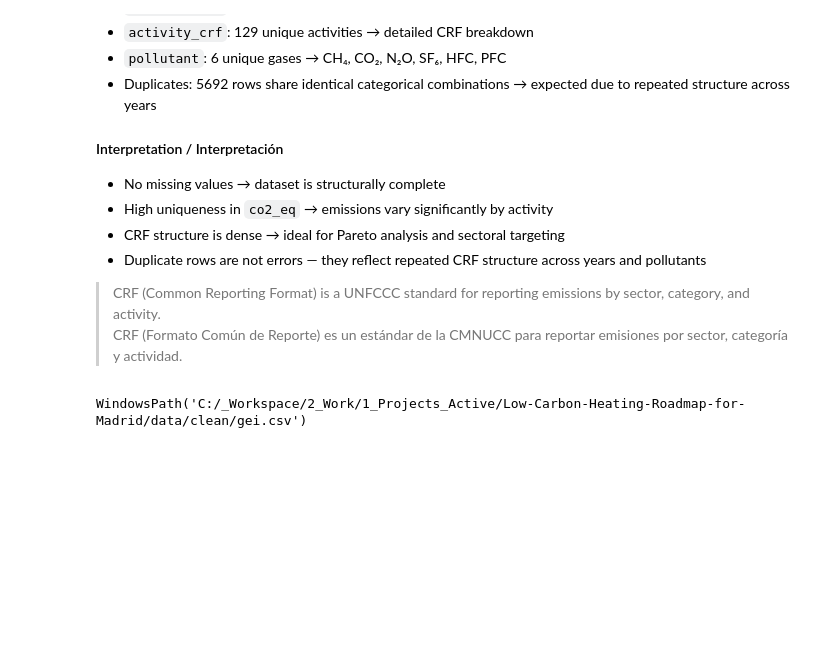
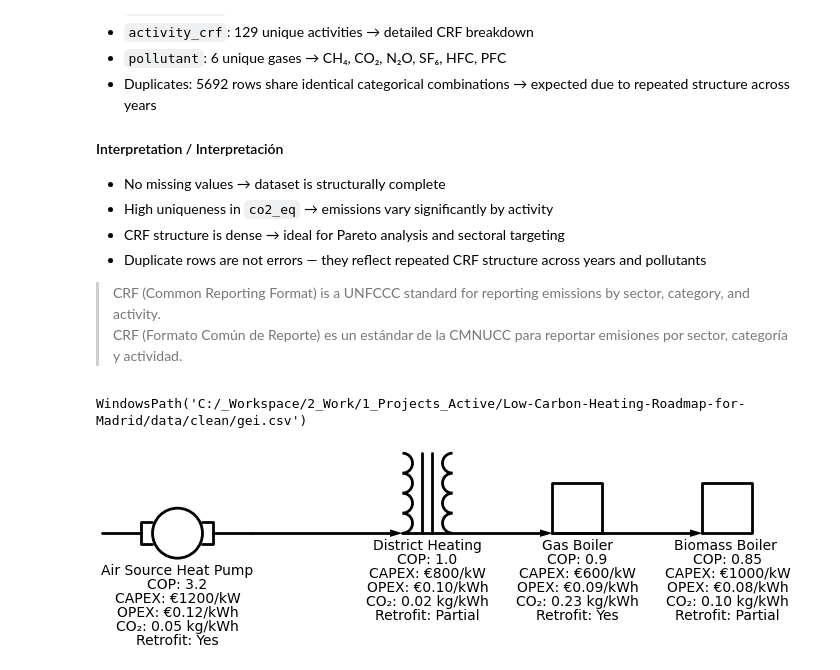
Before and after one commit to MBengochea/Low-Carbon-Heating-Roadmap-for-Madrid, a Jupyter notebook: notebooks/00_data_cleaning.ipynb, the cells around one changed output. Drawn from its saved outputs; the diff is of its cells as text; code cells hidden in the pictures; blank space fills up the shorter version.

Commit message:
Add dataset tech specs to notebook/00_data_cleaning and figure.png with library schemdraw

```diff
--- a/notebooks/00_data_cleaning.ipynb
+++ b/notebooks/00_data_cleaning.ipynb
@@ -112,3 +112,29 @@ from load_data import save_clean
 save_clean(df_gei, "gei.csv")
 # %% [output]
 WindowsPath('C:/_Workspace/2_Work/1_Projects_Active/Low-Carbon-Heating-Roadmap-for-Madrid/data/clean/gei.csv')
+# %%
+# 10.) tech specs for equipments / especificaciones para equipos.
+import schemdraw
+import schemdraw.elements as elm
+
+with schemdraw.Drawing() as d:
+    d.config(fontsize=10)
+
+    # Air Source Heat Pump / Bomba de calor
+    d += elm.Motor().label('Air Source Heat Pump\nCOP: 3.2\nCAPEX: €1200/kW\nOPEX: €0.12/kWh\nCO₂: 0.05 kg/kWh\nRetrofit: Yes', loc='bottom')
+    d += elm.Arrow().right()
+
+    # District Heating /
+    d += elm.Transformer().label('District Heating\nCOP: 1.0\nCAPEX: €800/kW\nOPEX: €0.10/kWh\nCO₂: 0.02 kg/kWh\nRetrofit: Partial', loc='bottom')
+    d += elm.Arrow().right()
+
+    # Gas Boiler /
+    d += elm.Rect().label('Gas Boiler\nCOP: 0.9\nCAPEX: €600/kW\nOPEX: €0.09/kWh\nCO₂: 0.23 kg/kWh\nRetrofit: Yes', loc='bottom')
+    d += elm.Arrow().right()
+
+    # Biomass Boiler /
+    d += elm.Rect().label('Biomass Boiler \nCOP: 0.85\nCAPEX: €1000/kW\nOPEX: €0.08/kWh\nCO₂: 0.10 kg/kWh\nRetrofit: Partial', loc='bottom')
+
+    d.save('heating_technologies_diagram.png')  # or .svg
+# %% [output]
+[figure, added]
```
Also changed, not shown: 1 other file.
